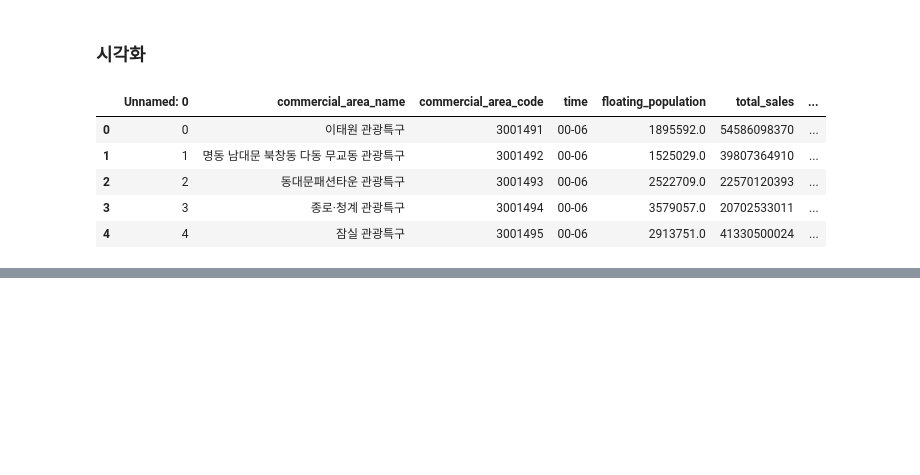
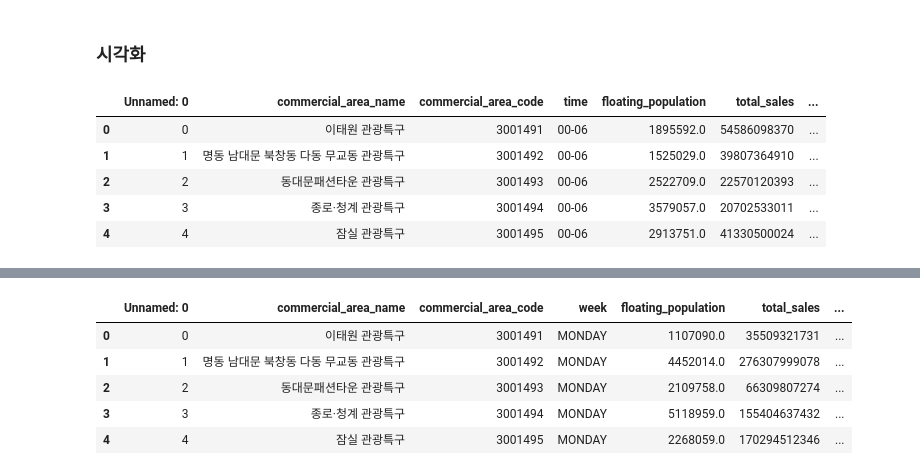
Before and after one commit to hyoinYang/eda-repo-4, a Jupyter notebook: src/eda/local_population_and_commercial_area_.ipynb, the cells around one changed output, grey strips where cells are left out. Drawn from its saved outputs; the diff is of its cells as text; code cells hidden in the pictures; blank space fills up the shorter version.

```diff
--- a/src/eda/local_population_and_commercial_area_.ipynb
+++ b/src/eda/local_population_and_commercial_area_.ipynb
@@ -569,0 +601,12 @@ sales_time.head()
+# %%
+import pandas as pd
+
+sales_day = pd.read_csv("../data/3_3_요일별_매출.csv")
+sales_day.head()
+# %% [output]
+|  | Unnamed: 0 | commercial_area_name | commercial_area_code | week | floating_population | total_sales | ... |
+| 0 | 0 | 이태원 관광특구 | 3001491 | MONDAY | 1107090.0 | 35509321731 | ... |
+| 1 | 1 | 명동 남대문 북창동 다동 무교동 관광특구 | 3001492 | MONDAY | 4452014.0 | 276307999078 | ... |
+| 2 | 2 | 동대문패션타운 관광특구 | 3001493 | MONDAY | 2109758.0 | 66309807274 | ... |
+| 3 | 3 | 종로·청계 관광특구 | 3001494 | MONDAY | 5118959.0 | 155404637432 | ... |
+| 4 | 4 | 잠실 관광특구 | 3001495 | MONDAY | 2268059.0 | 170294512346 | ... |
```
Also changed, not shown: parts of 3 cells of this notebook.
